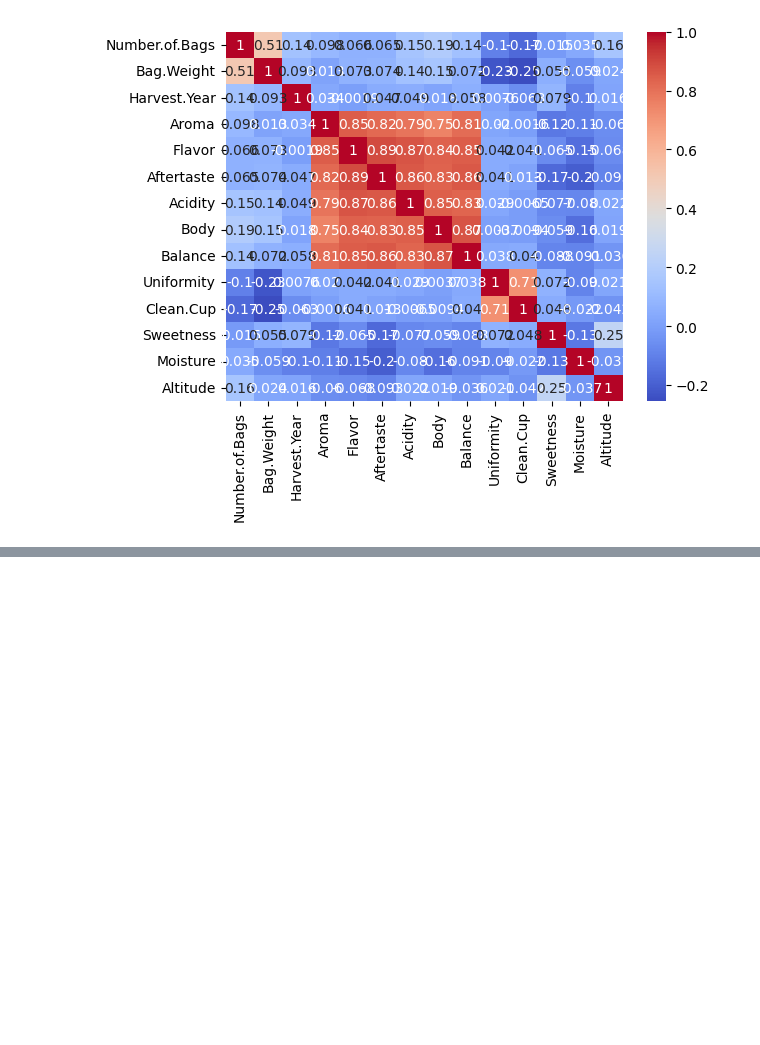
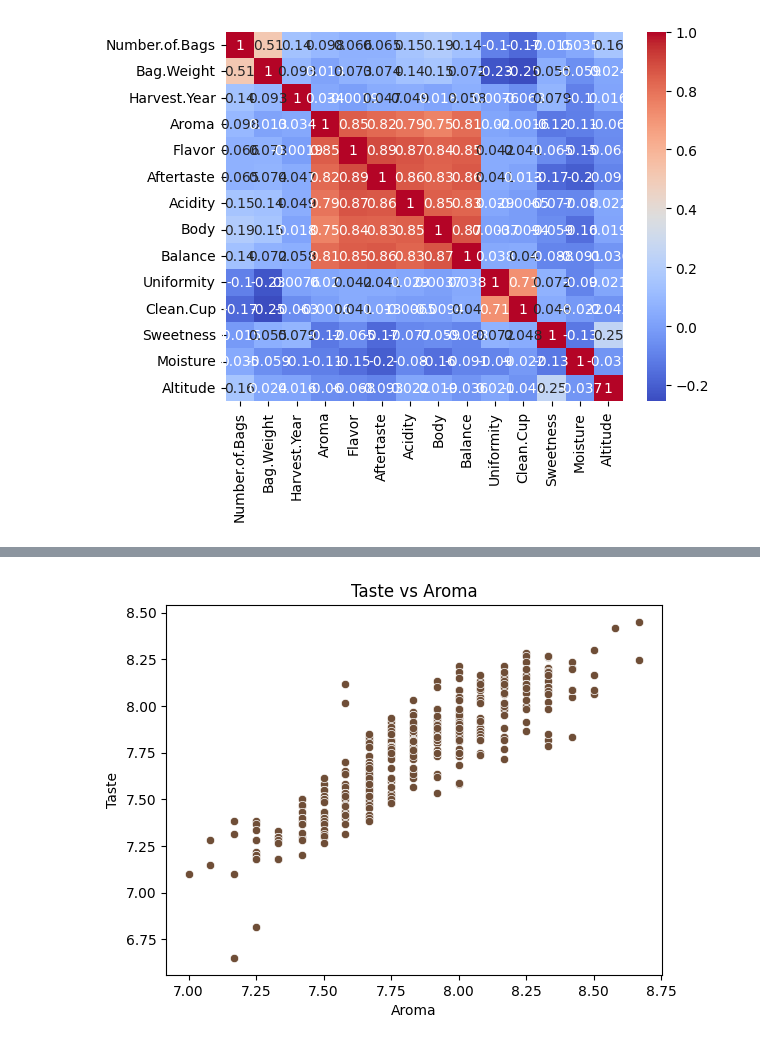
Before and after one commit to ashritakodali/coffee_quality_analysis, a Jupyter notebook: ML_Project_Clustering.ipynb, the cells around one changed output, grey strips where cells are left out. Cells and saved outputs as stored; diff of their text form; code cells hidden in the pictures; blank space fills up the shorter version.

```diff
--- a/ML_Project_Clustering.ipynb
+++ b/ML_Project_Clustering.ipynb
@@ -173,0 +149,8 @@ print(scores)
+# %%
+sns.scatterplot(x=df['Aroma'], y=df['Taste'], color='#6F4E37')
+plt.xlabel('Aroma')
+plt.ylabel('Taste')
+plt.title(f'Taste vs Aroma')
+plt.show()
+# %% [output]
+[figure, added]
```
Also changed, not shown: parts of 15 cells of this notebook.
